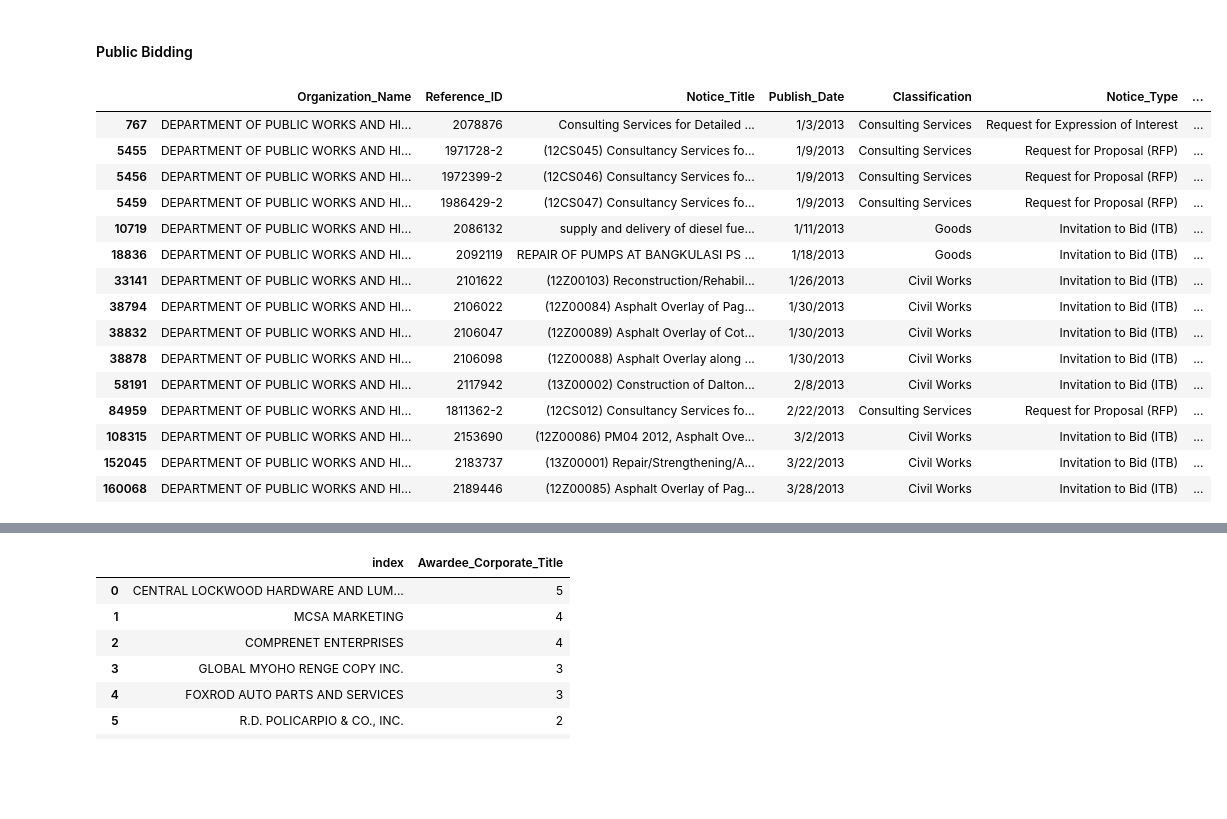
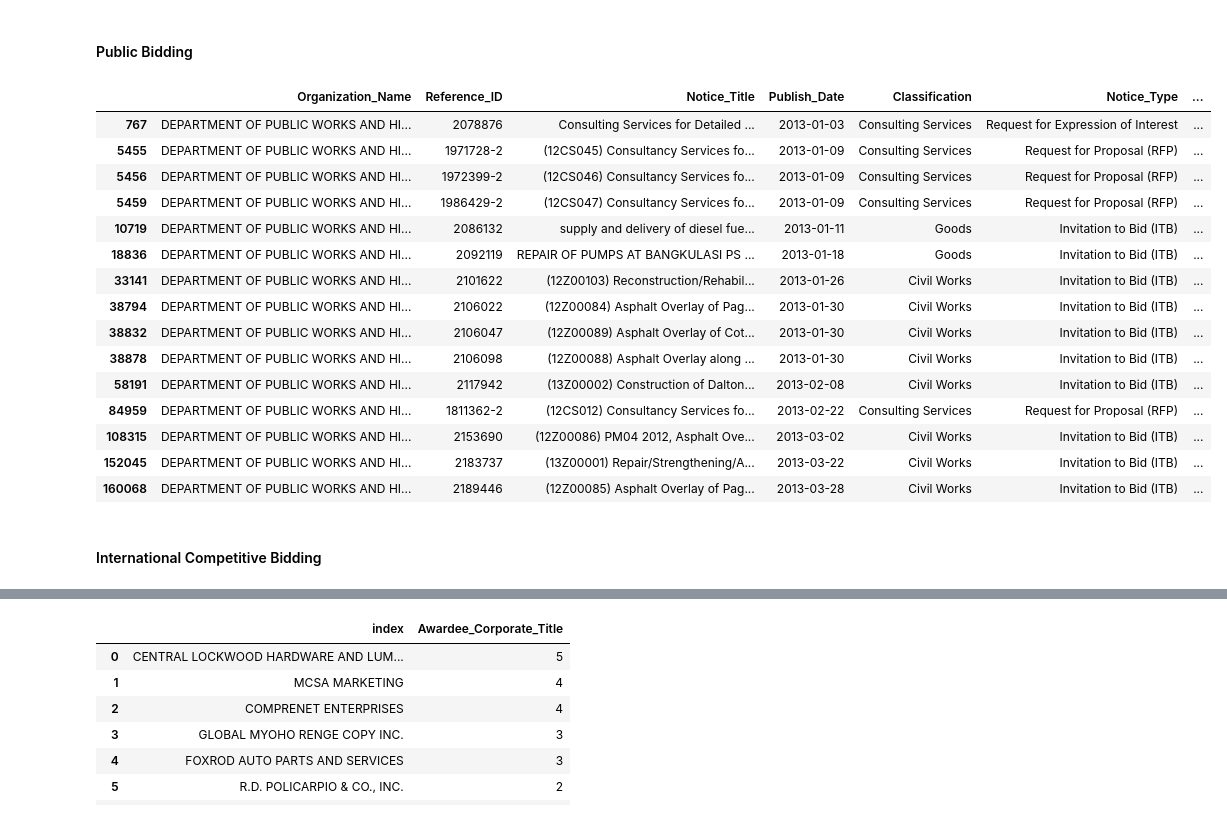
Before and after one commit to johnreiner/bids-and-awards, a Jupyter notebook: Bids and Awards 2013.ipynb, the cells around one changed output, grey strips where cells are left out. Cells and saved outputs as stored; diff of their text form; code cells hidden in the pictures; blank space fills up the shorter version.

```diff
--- a/Bids and Awards 2013.ipynb
+++ b/Bids and Awards 2013.ipynb
@@ -5 +4,4 @@ import numpy as np
+# %%
+pd.options.display.max_columns = None
+pd.options.display.max_rows = None
 # %% [markdown]
@@ -7,4 +9,2 @@ import numpy as np
 # %%
-bajanmar2013 = pd.read_csv("C:/Users/jantiquerra/Documents/Stories/DPWH/PhilGEPS Data/2013/csv/Bid Notice and Award Details Jan-Mar 2013.csv")
+bajanmar2013 = pd.read_excel("C:/Users/wolfgang/Documents/Work/DPWH/PhilGEPS Data/2013/Bid Notice and Award Details Jan-Mar 2013.xlsx")
-# %%
-pd.set_option('display.max_columns', None)
@@ -60 +73,3 @@ Abajanmar2013 = bajanmar2013[bajanmar2013.Notice_Status == 'Awarded']
+# %%
+DPWH_Abajanmar2013 = Abajanmar2013[Abajanmar2013.Organization_Name == 'DEPARTMENT OF PUBLIC WORKS AND HIGHWAYS - MAIN']
 # %%
@@ -173,21 +151,23 @@ DPWH_awarded_janmar2013[DPWH_awarded_janmar2013.Procurement_Mode == "Direct Cont
 # %% [markdown]
 #### Public Bidding
 # %%
-DPWH_awarded_janmar2013[DPWH_awarded_janmar2013.Procurement_Mode == "Public Bidding"]
+DPWH_Abajanmar2013[DPWH_Abajanmar2013.Procurement_Mode == 'Public Bidding']
 # %% [output]
 |  | Organization_Name | Reference_ID | Notice_Title | Publish_Date | Classification | Notice_Type | ... |
-| 767 | DEPARTMENT OF PUBLIC WORKS AND HI... | 2078876 | Consulting Services for Detailed ... | 1/3/2013 | Consulting Services | Request for Expression of Interest | ... |
-| 5455 | DEPARTMENT OF PUBLIC WORKS AND HI... | 1971728-2 | (12CS045) Consultancy Services fo... | 1/9/2013 | Consulting Services | Request for Proposal (RFP) | ... |
-| 5456 | DEPARTMENT OF PUBLIC WORKS AND HI... | 1972399-2 | (12CS046) Consultancy Services fo... | 1/9/2013 | Consulting Services | Request for Proposal (RFP) | ... |
-| 5459 | DEPARTMENT OF PUBLIC WORKS AND HI... | 1986429-2 | (12CS047) Consultancy Services fo... | 1/9/2013 | Consulting Services | Request for Proposal (RFP) | ... |
-| 10719 | DEPARTMENT OF PUBLIC WORKS AND HI... | 2086132 | supply and delivery of diesel fue... | 1/11/2013 | Goods | Invitation to Bid (ITB) | ... |
-| 18836 | DEPARTMENT OF PUBLIC WORKS AND HI... | 2092119 | REPAIR OF PUMPS AT BANGKULASI PS ... | 1/18/2013 | Goods | Invitation to Bid (ITB) | ... |
-| 33141 | DEPARTMENT OF PUBLIC WORKS AND HI... | 2101622 | (12Z00103) Reconstruction/Rehabil... | 1/26/2013 | Civil Works | Invitation to Bid (ITB) | ... |
-| 38794 | DEPARTMENT OF PUBLIC WORKS AND HI... | 2106022 | (12Z00084) Asphalt Overlay of Pag... | 1/30/2013 | Civil Works | Invitation to Bid (ITB) | ... |
-| 38832 | DEPARTMENT OF PUBLIC WORKS AND HI... | 2106047 | (12Z00089) Asphalt Overlay of Cot... | 1/30/2013 | Civil Works | Invitation to Bid (ITB) | ... |
-| 38878 | DEPARTMENT OF PUBLIC WORKS AND HI... | 2106098 | (12Z00088) Asphalt Overlay along ... | 1/30/2013 | Civil Works | Invitation to Bid (ITB) | ... |
-| 58191 | DEPARTMENT OF PUBLIC WORKS AND HI... | 2117942 | (13Z00002) Construction of Dalton... | 2/8/2013 | Civil Works | Invitation to Bid (ITB) | ... |
-| 84959 | DEPARTMENT OF PUBLIC WORKS AND HI... | 1811362-2 | (12CS012) Consultancy Services fo... | 2/22/2013 | Consulting Services | Request for Proposal (RFP) | ... |
-| 108315 | DEPARTMENT OF PUBLIC WORKS AND HI... | 2153690 | (12Z00086) PM04 2012, Asphalt Ove... | 3/2/2013 | Civil Works | Invitation to Bid (ITB) | ... |
-| 152045 | DEPARTMENT OF PUBLIC WORKS AND HI... | 2183737 | (13Z00001) Repair/Strengthening/A... | 3/22/2013 | Civil Works | Invitation to Bid (ITB) | ... |
-| 160068 | DEPARTMENT OF PUBLIC WORKS AND HI... | 2189446 | (12Z00085) Asphalt Overlay of Pag... | 3/28/2013 | Civil Works | Invitation to Bid (ITB) | ... |
+| 767 | DEPARTMENT OF PUBLIC WORKS AND HI... | 2078876 | Consulting Services for Detailed ... | 2013-01-03 | Consulting Services | Request for Expression of Interest | ... |
+| 5455 | DEPARTMENT OF PUBLIC WORKS AND HI... | 1971728-2 | (12CS045) Consultancy Services fo... | 2013-01-09 | Consulting Services | Request for Proposal (RFP) | ... |
+| 5456 | DEPARTMENT OF PUBLIC WORKS AND HI... | 1972399-2 | (12CS046) Consultancy Services fo... | 2013-01-09 | Consulting Services | Request for Proposal (RFP) | ... |
+| 5459 | DEPARTMENT OF PUBLIC WORKS AND HI... | 1986429-2 | (12CS047) Consultancy Services fo... | 2013-01-09 | Consulting Services | Request for Proposal (RFP) | ... |
+| 10719 | DEPARTMENT OF PUBLIC WORKS AND HI... | 2086132 | supply and delivery of diesel fue... | 2013-01-11 | Goods | Invitation to Bid (ITB) | ... |
+| 18836 | DEPARTMENT OF PUBLIC WORKS AND HI... | 2092119 | REPAIR OF PUMPS AT BANGKULASI PS ... | 2013-01-18 | Goods | Invitation to Bid (ITB) | ... |
+| 33141 | DEPARTMENT OF PUBLIC WORKS AND HI... | 2101622 | (12Z00103) Reconstruction/Rehabil... | 2013-01-26 | Civil Works | Invitation to Bid (ITB) | ... |
+| 38794 | DEPARTMENT OF PUBLIC WORKS AND HI... | 2106022 | (12Z00084) Asphalt Overlay of Pag... | 2013-01-30 | Civil Works | Invitation to Bid (ITB) | ... |
+| 38832 | DEPARTMENT OF PUBLIC WORKS AND HI... | 2106047 | (12Z00089) Asphalt Overlay of Cot... | 2013-01-30 | Civil Works | Invitation to Bid (ITB) | ... |
+| 38878 | DEPARTMENT OF PUBLIC WORKS AND HI... | 2106098 | (12Z00088) Asphalt Overlay along ... | 2013-01-30 | Civil Works | Invitation to Bid (ITB) | ... |
+| 58191 | DEPARTMENT OF PUBLIC WORKS AND HI... | 2117942 | (13Z00002) Construction of Dalton... | 2013-02-08 | Civil Works | Invitation to Bid (ITB) | ... |
+| 84959 | DEPARTMENT OF PUBLIC WORKS AND HI... | 1811362-2 | (12CS012) Consultancy Services fo... | 2013-02-22 | Consulting Services | Request for Proposal (RFP) | ... |
+| 108315 | DEPARTMENT OF PUBLIC WORKS AND HI... | 2153690 | (12Z00086) PM04 2012, Asphalt Ove... | 2013-03-02 | Civil Works | Invitation to Bid (ITB) | ... |
+| 152045 | DEPARTMENT OF PUBLIC WORKS AND HI... | 2183737 | (13Z00001) Repair/Strengthening/A... | 2013-03-22 | Civil Works | Invitation to Bid (ITB) | ... |
+| 160068 | DEPARTMENT OF PUBLIC WORKS AND HI... | 2189446 | (12Z00085) Asphalt Overlay of Pag... | 2013-03-28 | Civil Works | Invitation to Bid (ITB) | ... |
+# %% [markdown]
+#### International Competitive Bidding
```
Also changed, not shown: parts of 143 cells of this notebook, 3 other files.
